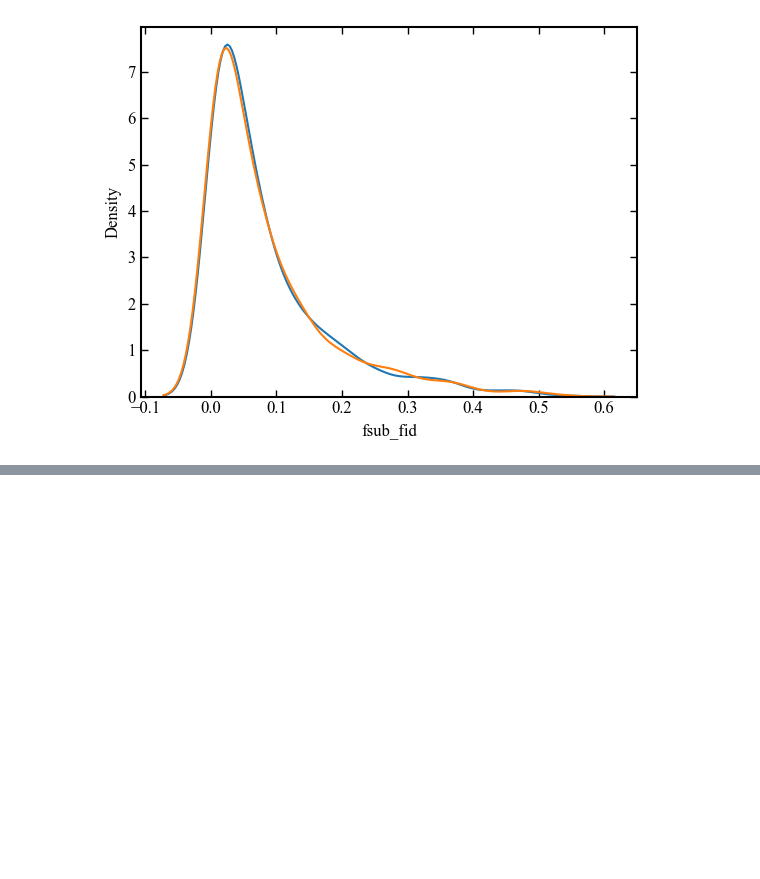
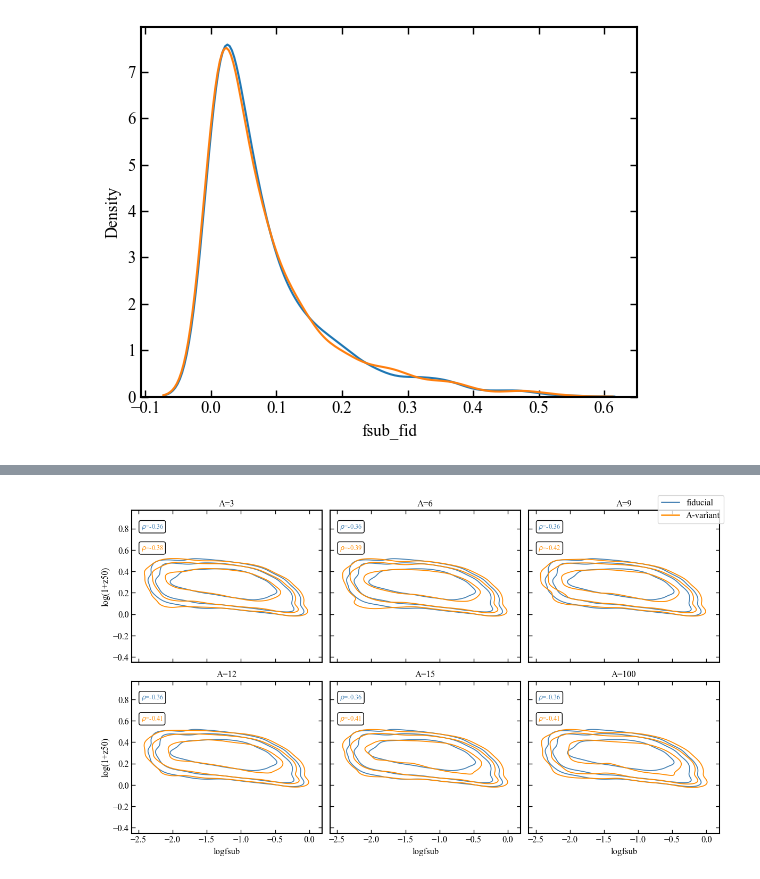
Before and after one commit to jsmonzon/MassSpec, a Jupyter notebook: notebooks/paper3/epsilon_vs_fiducial.ipynb, the cells around one changed output, grey strips where cells are left out. Cells and saved outputs as stored; diff of their text form; code cells hidden in the pictures; blank space fills up the shorter version.

```diff
--- a/notebooks/paper3/epsilon_vs_fiducial.ipynb
+++ b/notebooks/paper3/epsilon_vs_fiducial.ipynb
@@ -242,0 +309,5 @@ plt.legend()
+# %%
+fig_fsub_z50 = plot_2d_kde_grid(matched_sweep, sweep_comparisons, "logfsub", "log1pz50",
+                                 "logfsub", "log(1+z50)")
+# %% [output]
+[figure, added]
```
Also changed, not shown: parts of 17 cells of this notebook, 21 other files.
